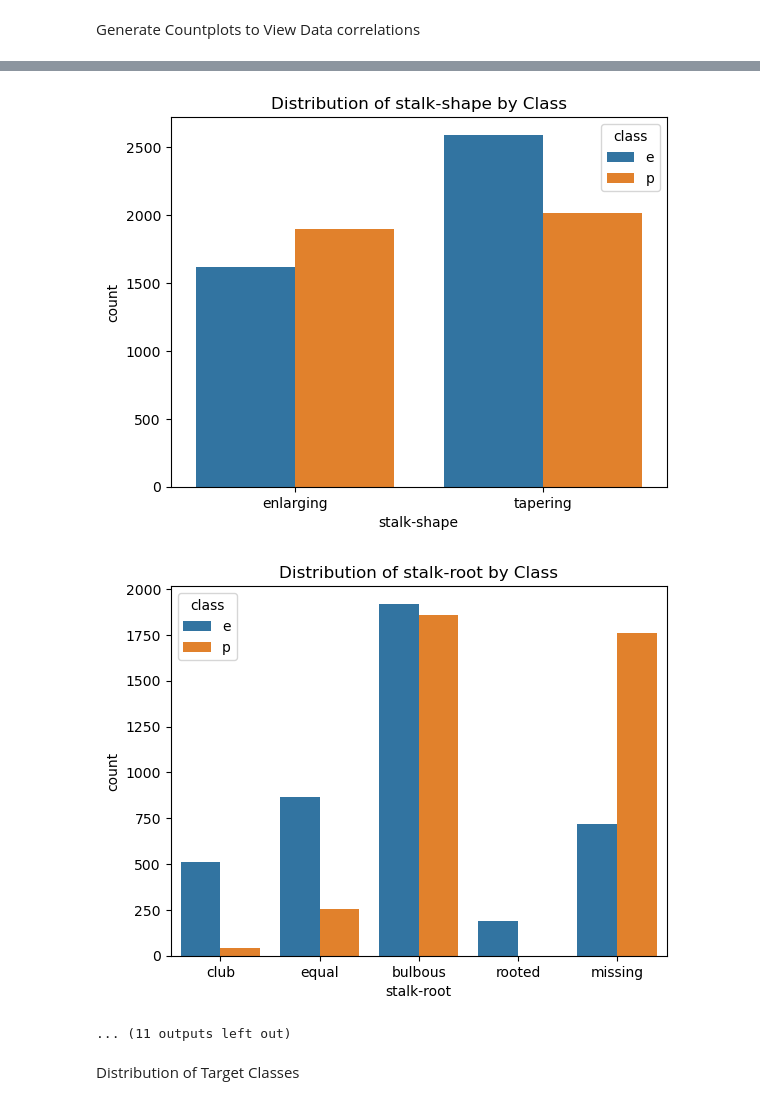
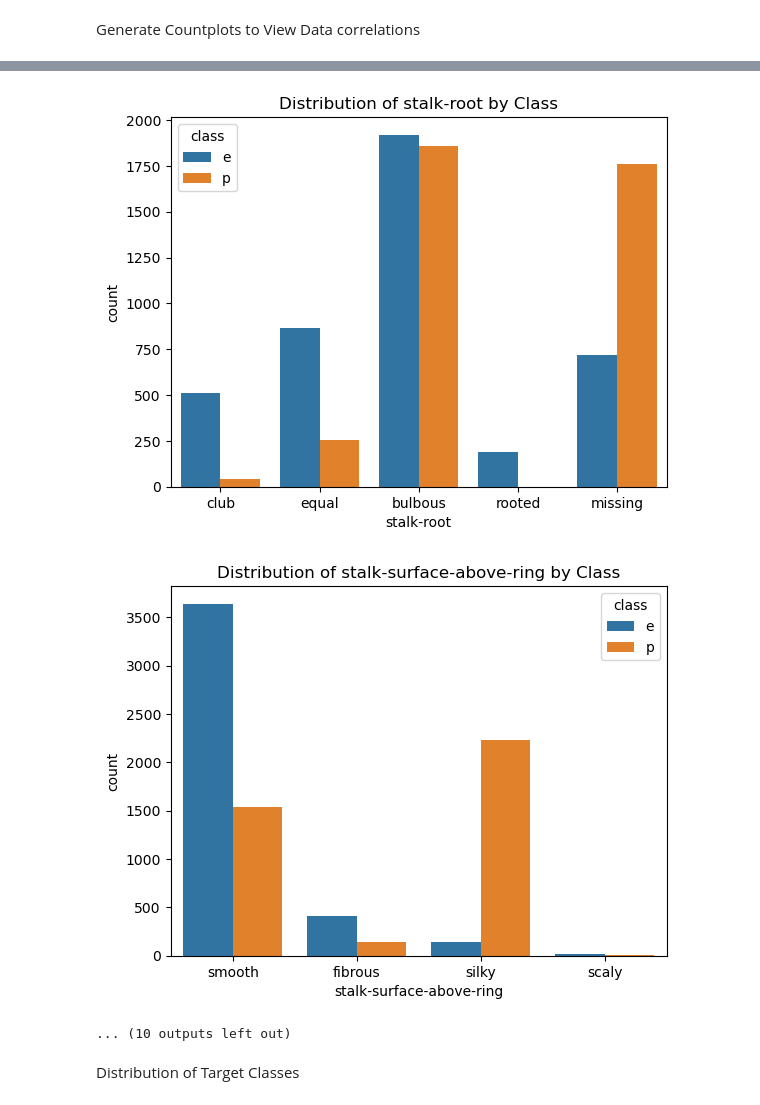
Before and after one commit to RayBipse/ecs-171-project, a Jupyter notebook: final_notebook.ipynb, the cells around one changed output, grey strips where cells are left out. Cells and saved outputs as stored; diff of their text form; code cells hidden in the pictures.

Commit message:
re-ordered how plots are written and got rid of extra class plots

```diff
--- a/final_notebook.ipynb
+++ b/final_notebook.ipynb
@@ -85,7 +93,7 @@ df_mapped
 # %% [markdown]
 Frequency Bar Charts
 # %%
-columns_to_plot = df.columns[:-1]
+columns_to_plot = df.columns[1:]
 
 # Loop through columns and create bar charts
 for col in columns_to_plot:
@@ -115,7 +123,8 @@ categorical_cols = [col for col in df_mapped.columns if df_mapped[col].dtype ==
 
 # Loop through the categorical features
 for col in categorical_cols:
-    sns.countplot(x = col, hue="class", data=df_mapped)
-    plt.title(f"Distribution of {col} by Class")
-    plt.show()
+    if (col != 'class'):
+        sns.countplot(x = col, hue="class", data=df_mapped)
+        plt.title(f"Distribution of {col} by Class")
+        plt.show()
 # %% [output]
@@ -132,5 +141,5 @@ for col in categorical_cols:
-[figure, old version]
+[figure, new version]
-[figure, old version]
+[figure, new version]
-... (11 outputs left out)
+... (10 outputs left out)
 # %% [markdown]
 Distribution of Target Classes
```
Also changed, not shown: parts of 4 cells of this notebook.
